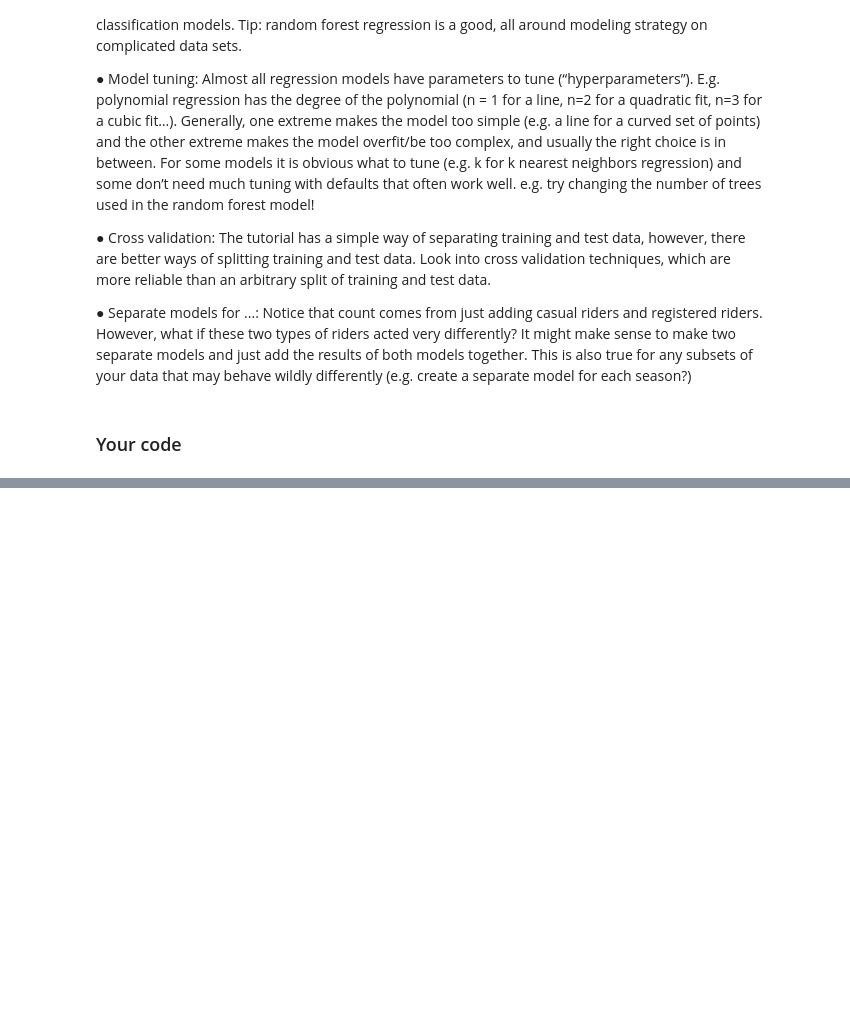
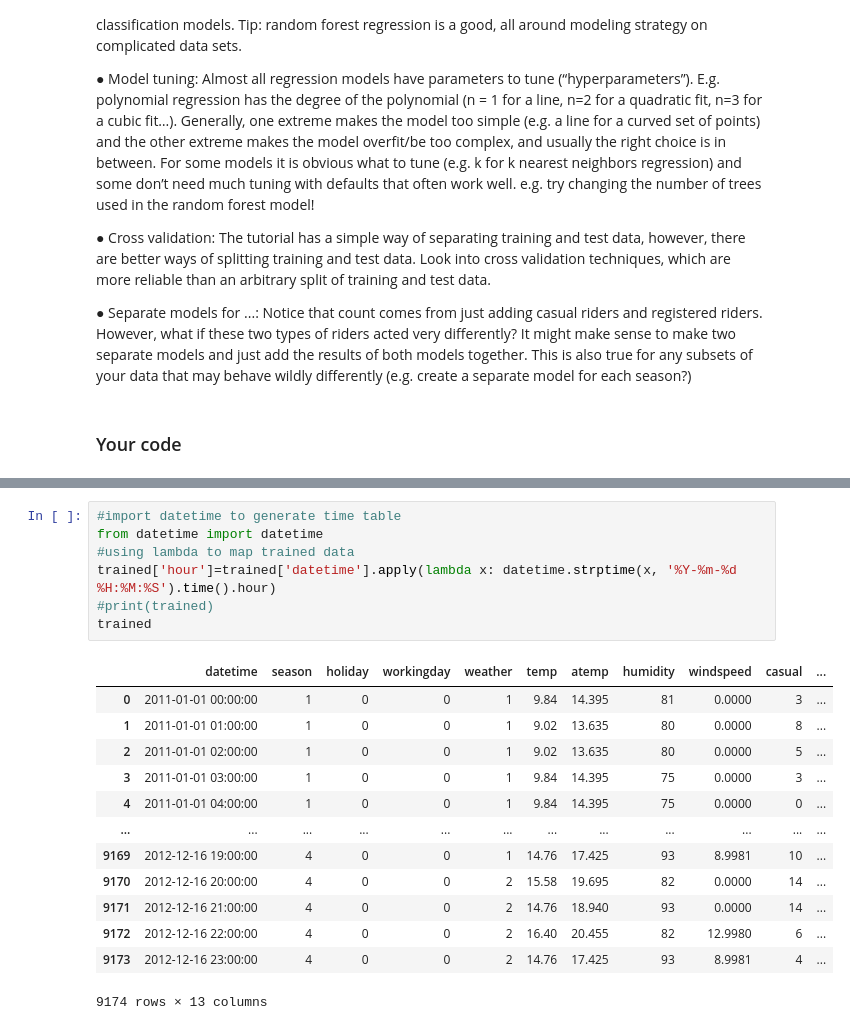
Before and after one commit to nishanth0233/INFO-5502, a Jupyter notebook: lab_assignment_06.ipynb, the cells around one changed output, grey strips where cells are left out. Saved outputs shown, nothing was run; the diff lists cells and outputs as text; blank space fills up the shorter version.

```diff
--- a/lab_assignment_06.ipynb
+++ b/lab_assignment_06.ipynb
@@ -86,0 +199,21 @@ Your predictions should be compared to the ground truth information (sample_pred
+# %%
+#import datetime to generate time table
+from datetime import datetime
+#using lambda to map trained data
+trained['hour']=trained['datetime'].apply(lambda x: datetime.strptime(x, '%Y-%m-%d %H:%M:%S').time().hour)
+#print(trained)
+trained
+# %% [output]
+|  | datetime | season | holiday | workingday | weather | temp | atemp | humidity | windspeed | casual | ... |
+| 0 | 2011-01-01 00:00:00 | 1 | 0 | 0 | 1 | 9.84 | 14.395 | 81 | 0.0000 | 3 | ... |
+| 1 | 2011-01-01 01:00:00 | 1 | 0 | 0 | 1 | 9.02 | 13.635 | 80 | 0.0000 | 8 | ... |
+| 2 | 2011-01-01 02:00:00 | 1 | 0 | 0 | 1 | 9.02 | 13.635 | 80 | 0.0000 | 5 | ... |
+| 3 | 2011-01-01 03:00:00 | 1 | 0 | 0 | 1 | 9.84 | 14.395 | 75 | 0.0000 | 3 | ... |
+| 4 | 2011-01-01 04:00:00 | 1 | 0 | 0 | 1 | 9.84 | 14.395 | 75 | 0.0000 | 0 | ... |
+| ... | ... | ... | ... | ... | ... | ... | ... | ... | ... | ... | ... |
+| 9169 | 2012-12-16 19:00:00 | 4 | 0 | 0 | 1 | 14.76 | 17.425 | 93 | 8.9981 | 10 | ... |
+| 9170 | 2012-12-16 20:00:00 | 4 | 0 | 0 | 2 | 15.58 | 19.695 | 82 | 0.0000 | 14 | ... |
+| 9171 | 2012-12-16 21:00:00 | 4 | 0 | 0 | 2 | 14.76 | 18.940 | 93 | 0.0000 | 14 | ... |
+| 9172 | 2012-12-16 22:00:00 | 4 | 0 | 0 | 2 | 16.40 | 20.455 | 82 | 12.9980 | 6 | ... |
+| 9173 | 2012-12-16 23:00:00 | 4 | 0 | 0 | 2 | 14.76 | 17.425 | 93 | 8.9981 | 4 | ... |
+9174 rows × 13 columns
```
Also changed, not shown: parts of 10 cells of this notebook.
